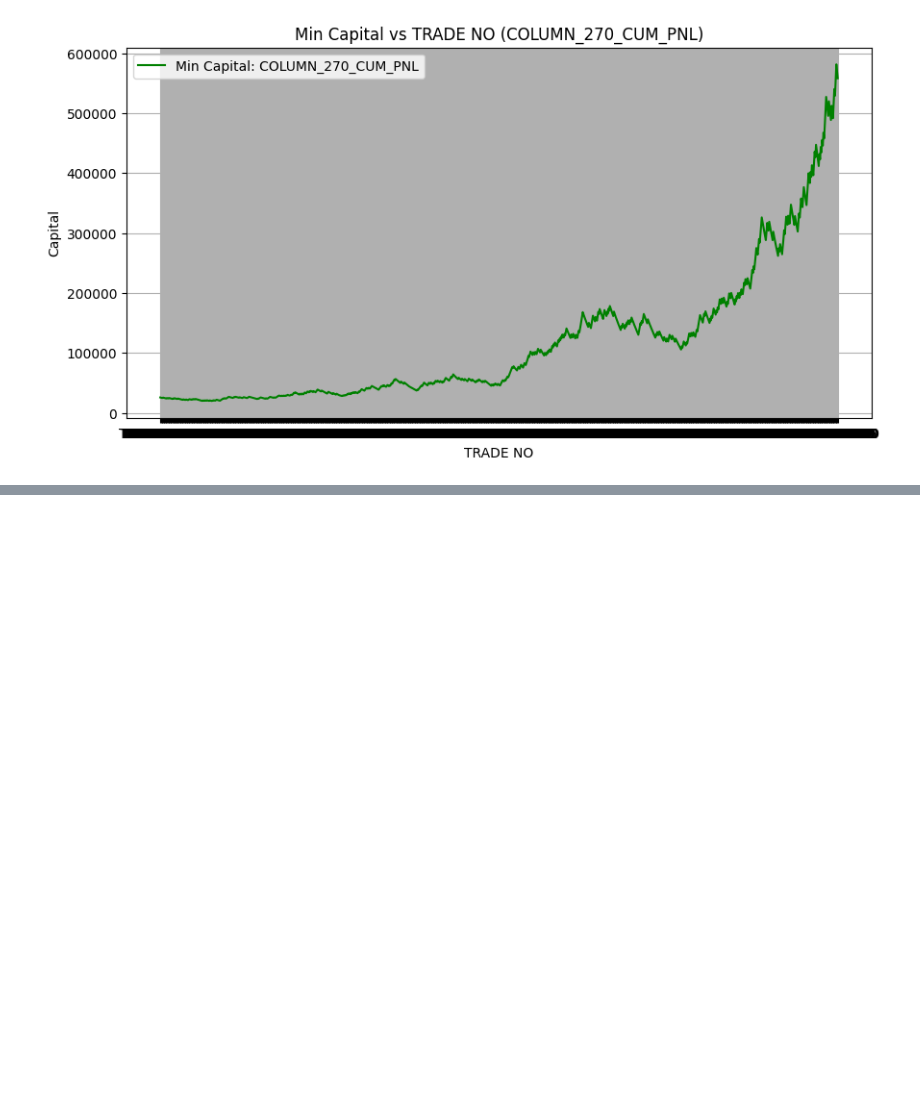
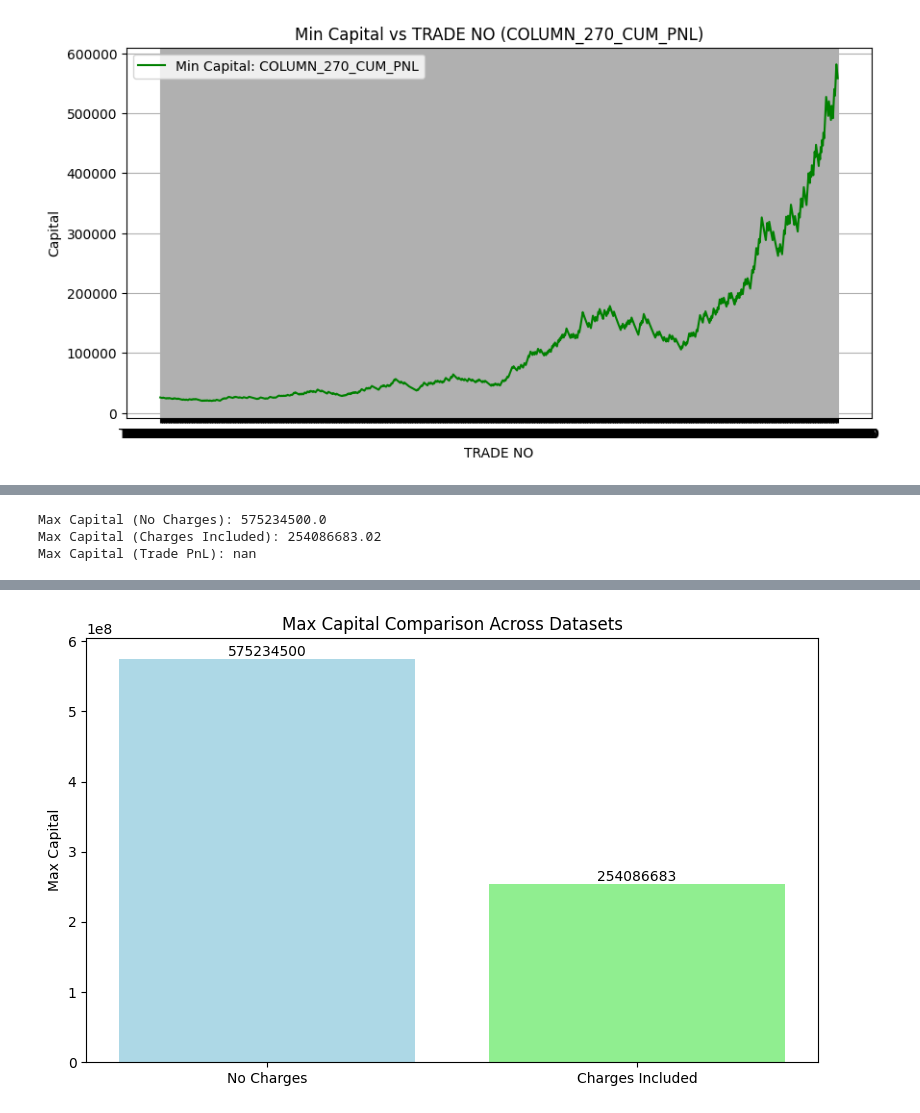
Before and after one commit to Bharatgaur/Trading, a Jupyter notebook: TRADE_PROBABILITIES_BASE_FILE_2%RISK_Version_1.ipynb, the cells around one changed output, grey strips where cells are left out. Cells and saved outputs as stored; diff of their text form; code cells hidden in the pictures; blank space fills up the shorter version.

```diff
--- a/TRADE_PROBABILITIES_BASE_FILE_2%RISK_Version_1.ipynb
+++ b/TRADE_PROBABILITIES_BASE_FILE_2%RISK_Version_1.ipynb
@@ -706,0 +754,61 @@ plt.show()
+# %%
+import pandas as pd
+import matplotlib.pyplot as plt
+
+def get_summary_capital(file_name):
+    """
+    Load data from a CSV file and find the maximum cumulative capital (CUM_PNL).
+    """
+    # Load the data from the CSV file
+    df = pd.read_csv(file_name)
+
+    # Get the last row of the DataFrame
+    last_row = df.iloc[-1]
+
+    # Identify columns that represent cumulative capital (ending with '_CUM_PNL')
+    capital_columns = [col for col in df.columns if col.endswith('_CUM_PNL')]
+
+    # Find the maximum value in the cumulative capital columns
+    max_capital = last_row[capital_columns].max()
+
+    return max_capital
+
+# Get Max Capital from the datasets
+max_capital_no_charges = get_summary_capital('PnL_variable_lot.csv')  # No charges included
+max_capital_charges = get_summary_capital('final_PnL_charges.csv')    # Charges included
+
+# Load 'trade_pnl.csv' and assume lot quantity is 1
+df_trade_pnl = pd.read_csv('trade_pnl.csv')
+
+# Get the last row and extract numeric values to find the max capital
+last_row_trade = df_trade_pnl.iloc[-1]
+
+# Convert the Series to a DataFrame to use select_dtypes()
+last_row_trade_df = last_row_trade.to_frame().T
+
+# Extract numeric values and find the max capital
+numeric_values_trade = last_row_trade_df.select_dtypes(include=['number'])
+max_capital_trade = numeric_values_trade.max(axis=1).values[0]  # Get the max value
+
+# Debugging: Print the max capital values
+print(f"Max Capital (No Charges): {max_capital_no_charges}")
+print(f"Max Capital (Charges Included): {max_capital_charges}")
+print(f"Max Capital (Trade PnL): {max_capital_trade}")
+
+# Prepare data for visualization
+labels = ['No Charges', 'Charges Included', 'Trade PnL']
+max_capital_values = [max_capital_no_charges, max_capital_charges, max_capital_trade]
+
+# Create a bar chart to compare Max Capital across datasets
+plt.figure(figsize=(8, 5))
+plt.bar(labels, max_capital_values, color=['lightblue', 'lightgreen', 'salmon'])
+plt.ylabel('Max Capital')
+plt.title('Max Capital Comparison Across Datasets')
+
+# Annotate bars with their respective values
+for i, v in enumerate(max_capital_values):
+    plt.text(i, v, f'{v:.0f}', ha='center', va='bottom')
+
+plt.tight_layout()
+plt.show()
+# %% [output]
@@ -706,0 +816,3 @@ plt.show()
+Max Capital (No Charges): 575234500.0
+Max Capital (Charges Included): 254086683.02
+Max Capital (Trade PnL): nan
@@ -706,0 +820 @@ plt.show()
+[figure, added]
```
Also changed, not shown: parts of 3 cells of this notebook.
